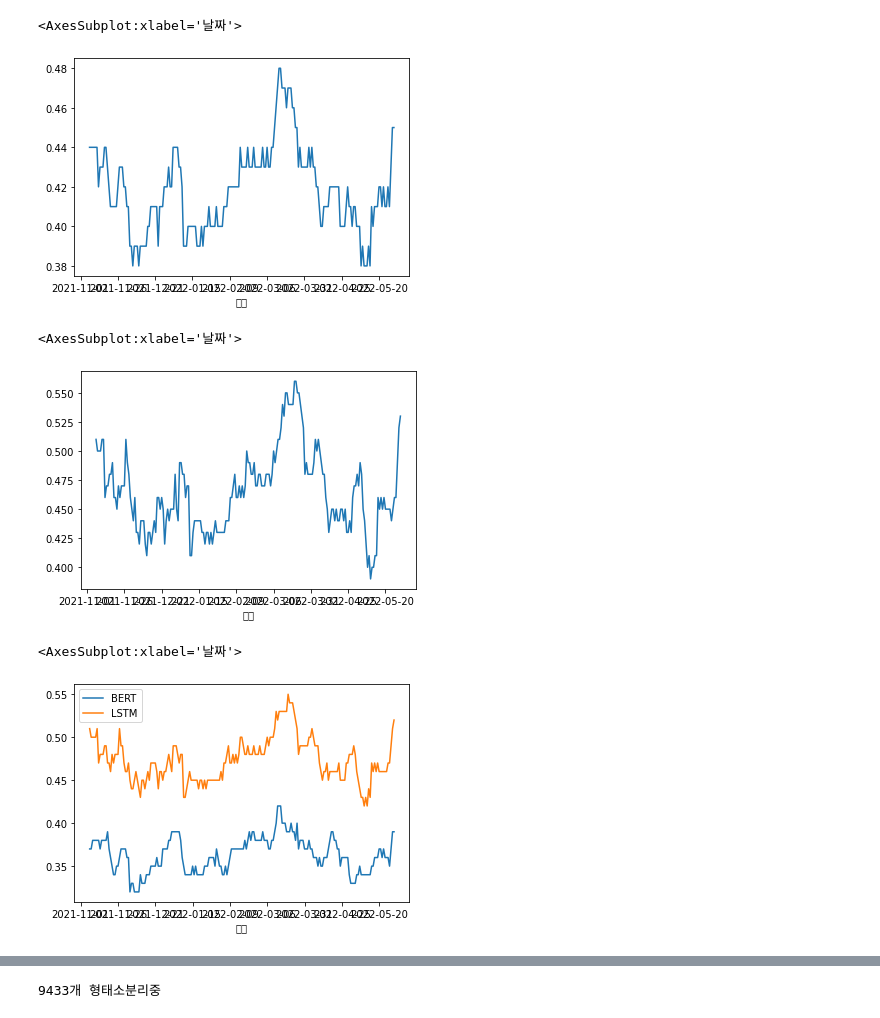
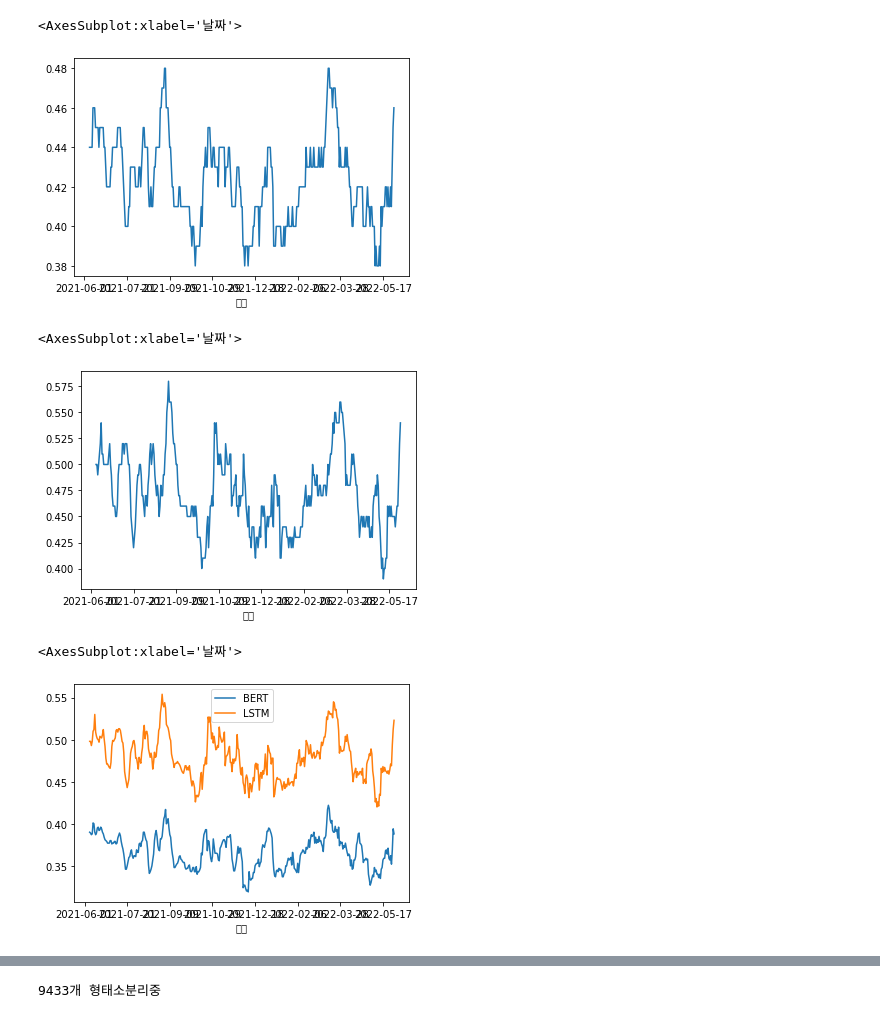
Before and after one commit to dbwlgns15/ANOTHER_SENSE, a Jupyter notebook: 7_시각화.ipynb, the cells around one changed output, grey strips where cells are left out. Drawn from its saved outputs; the diff is of its cells as text; code cells hidden in the pictures.

```diff
--- a/7_시각화.ipynb
+++ b/7_시각화.ipynb
@@ -2,7 +2,7 @@
 import pandas as pd
 import numpy as np
 # %%
-df = pd.read_csv('./src/score_kakao_1101.csv')
+df = pd.read_csv('./src/score_kakao.csv')
 # df = pd.read_csv('./src/score_naver_0301.csv')
 df
 # %% [output]
@@ -25,19 +25,19 @@ df
 ((df.groupby('날짜').mean()['BERT']+df.groupby('날짜').mean()['LSTM'])/2).rolling(7).mean().round(2).plot()
 # %% [output]
 <AxesSubplot:xlabel='날짜'>
-[figure, old version]
+[figure, new version]
 # %%
 # LSTM중심 BERT가중치
 # (0.5+(df.groupby('날짜').mean()['LSTM']-0.5)*(2+df.groupby('날짜').mean()['BERT'])).rolling(10).mean().plot()
 (0.5+(df.groupby('날짜').mean()['LSTM']-0.5)*(1+df.groupby('날짜').mean()['BERT'])).rolling(7).mean().round(2).plot()
 # %% [output]
 <AxesSubplot:xlabel='날짜'>
-[figure, old version]
+[figure, new version]
 # %%
-df.groupby('날짜').mean().rolling(7).mean().round(2).plot()
+df.groupby('날짜').mean().rolling(7).mean().round(3).plot()
 # %% [output]
 <AxesSubplot:xlabel='날짜'>
-[figure, old version]
+[figure, new version]
 # %%
 df.groupby('날짜').mean().plot()
 # %% [output]
```
Also changed, not shown: parts of 2 cells of this notebook, 4 other files.
